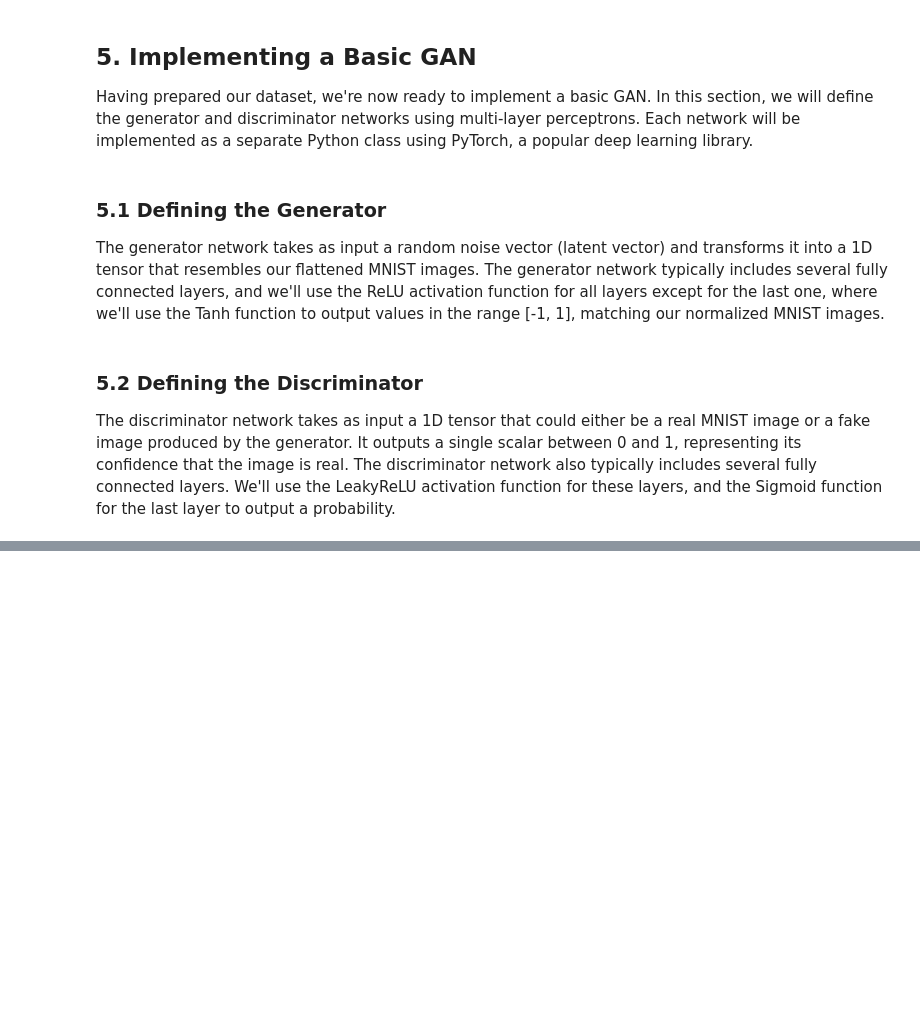
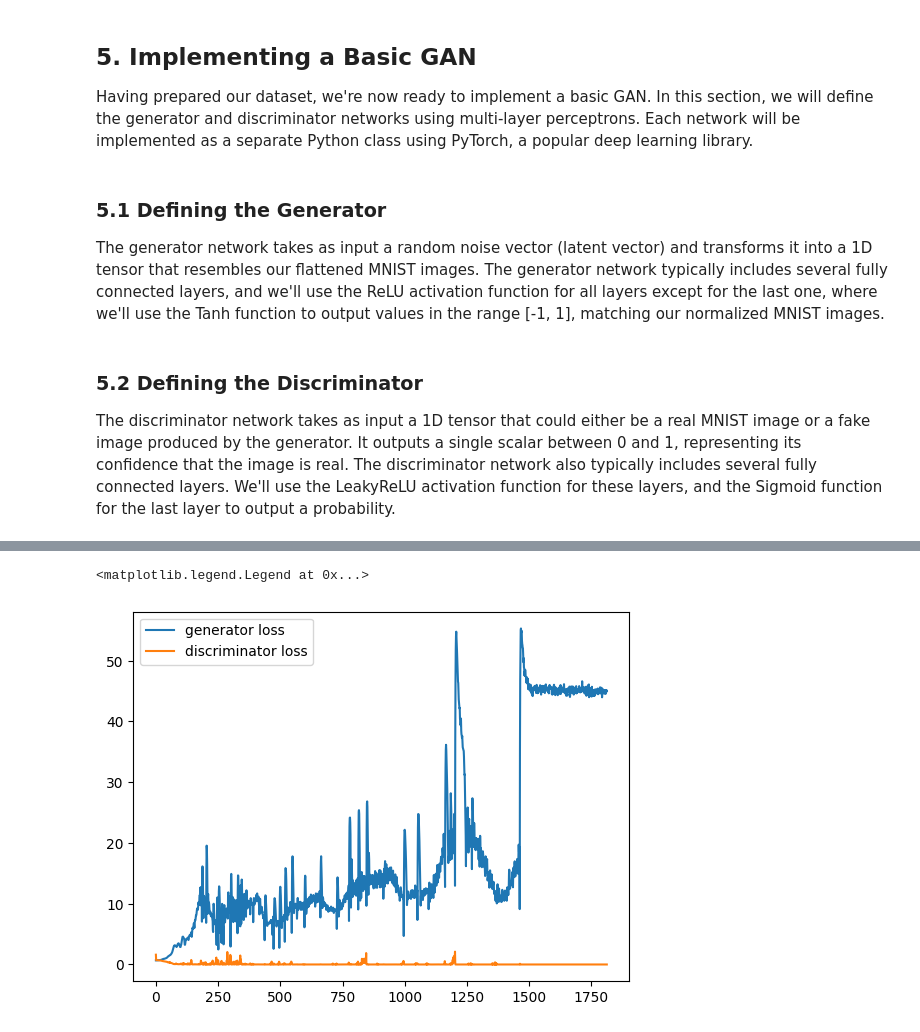
Before and after one commit to rdvhoorn/GAN-Pytorch, a Jupyter notebook: A-Z GAN tutorial.ipynb, the cells around one changed output, grey strips where cells are left out. Cells and saved outputs as stored; diff of their text form; code cells hidden in the pictures; blank space fills up the shorter version.

```diff
--- a/A-Z GAN tutorial.ipynb
+++ b/A-Z GAN tutorial.ipynb
@@ -258,7 +264,7 @@ class Generator(nn.Module):
 prior_size = 100
 dropout = 0.1
 leaky_relu_slope = 0.1
-generator = Generator(prior_size, feature_dim, dropout, leaky_relu_slope)
+generator_instance = Generator(prior_size, feature_dim, dropout, leaky_relu_slope)
 # %% [markdown]
 ### 5.2 Defining the Discriminator
 
@@ -314,4 +320,4 @@ class Discriminator(nn.Module):
         return torch.sigmoid(self.sequential_model(batch))
 
 
-discriminator = Discriminator(feature_dim, dropout, leaky_relu_slope)
+discriminator_instance = Discriminator(feature_dim, dropout, leaky_relu_slope)
@@ -325,0 +476,10 @@ discriminator = Discriminator(feature_dim, dropout, leaky_relu_slope)
+# %%
+from typing import Iterator
+
+def inf_batches(dataloader_to_loop) -> Iterator[Tensor]:
+    """ A function that returns an iterator (generator) object for batches of data. """
+    while True:
+        for batch_of_real_data in dataloader_to_loop:
+            yield batch_of_real_data.to(DEVICE)
+
+data_iterator = inf_batches(dataloader)
@@ -325,0 +488,26 @@ discriminator = Discriminator(feature_dim, dropout, leaky_relu_slope)
+# %%
+from settings import TQDM_BAR_FORMAT
+
+generator_instance.train()
+discriminator_instance.train()
+
+# Loop for n_epochs
+for epoch in (pbar := tqdm(range(1, n_epochs + 1), bar_format=TQDM_BAR_FORMAT, position=0, leave=True)):
+    d_losses_epoch, g_losses_epoch = [], []
+
+    # Train discriminator for n_discriminator iterations
+    for _ in range(n_discriminator):
+        batch_of_data = next(data_iterator)
+        d_losses_epoch.append(train_discriminator(generator_instance, discriminator_instance, batch_of_data,
+                                                  discriminator_optimizer_instance, generate_2d_normal_prior))
+
+    # Train generator for n_generator iterations
+    for _ in range(n_generator):
+        g_losses_epoch.append(train_generator(generator_instance, discriminator_instance,
+                                              generator_optimizer_instance, generate_2d_normal_prior))
+
+    # Store and log losses
+    d_losses.append(float(torch.mean(torch.FloatTensor(d_losses_epoch))))
+    g_losses.append(float(torch.mean(torch.FloatTensor(g_losses_epoch))))
+    pbar.set_description_str('[%d/%d]: Generator loss: %.3f, Discriminator loss: %.3f' %
+                             (epoch, n_epochs, float(g_losses[-1]), float(d_losses[-1])))
@@ -325,0 +523,8 @@ discriminator = Discriminator(feature_dim, dropout, leaky_relu_slope)
+# %%
+# 1. Plot loss graphs
+plt.plot(g_losses, label="generator loss")
+plt.plot(d_losses, label="discriminator loss")
+plt.legend()
+# %% [output]
+<matplotlib.legend.Legend at 0x...>
+[figure, added]
```
Also changed, not shown: parts of 26 cells of this notebook.
